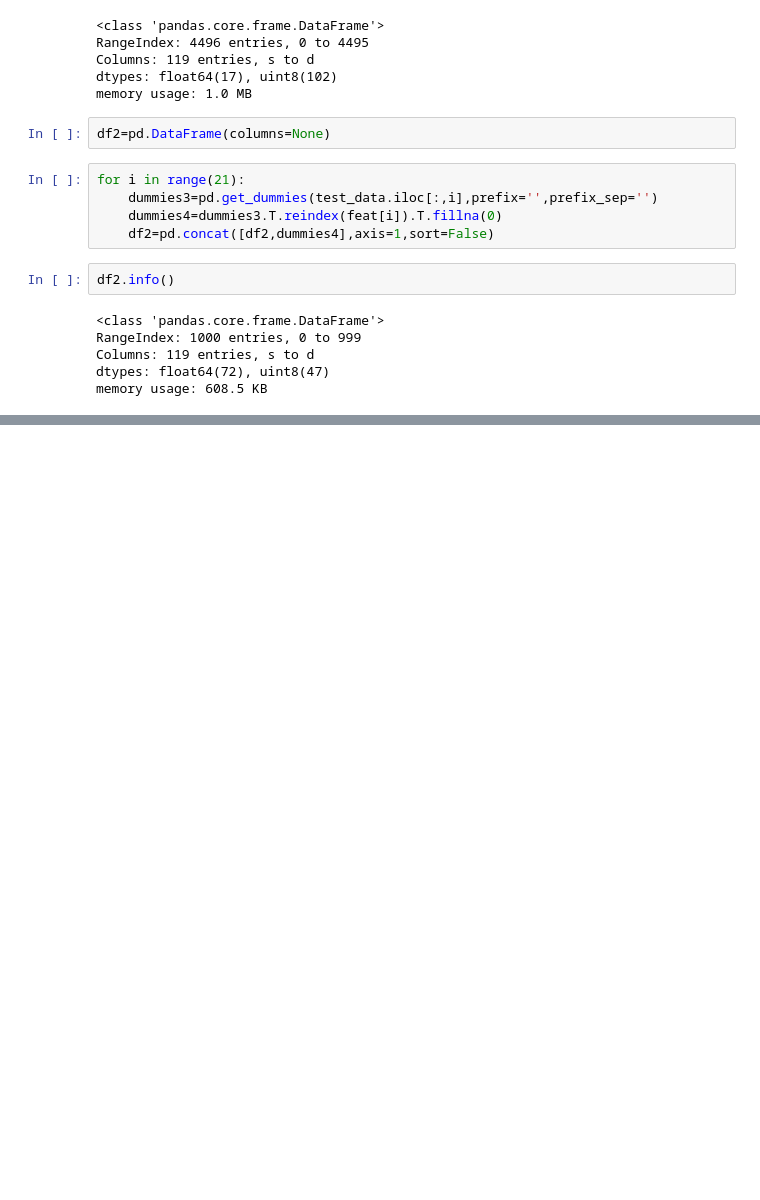
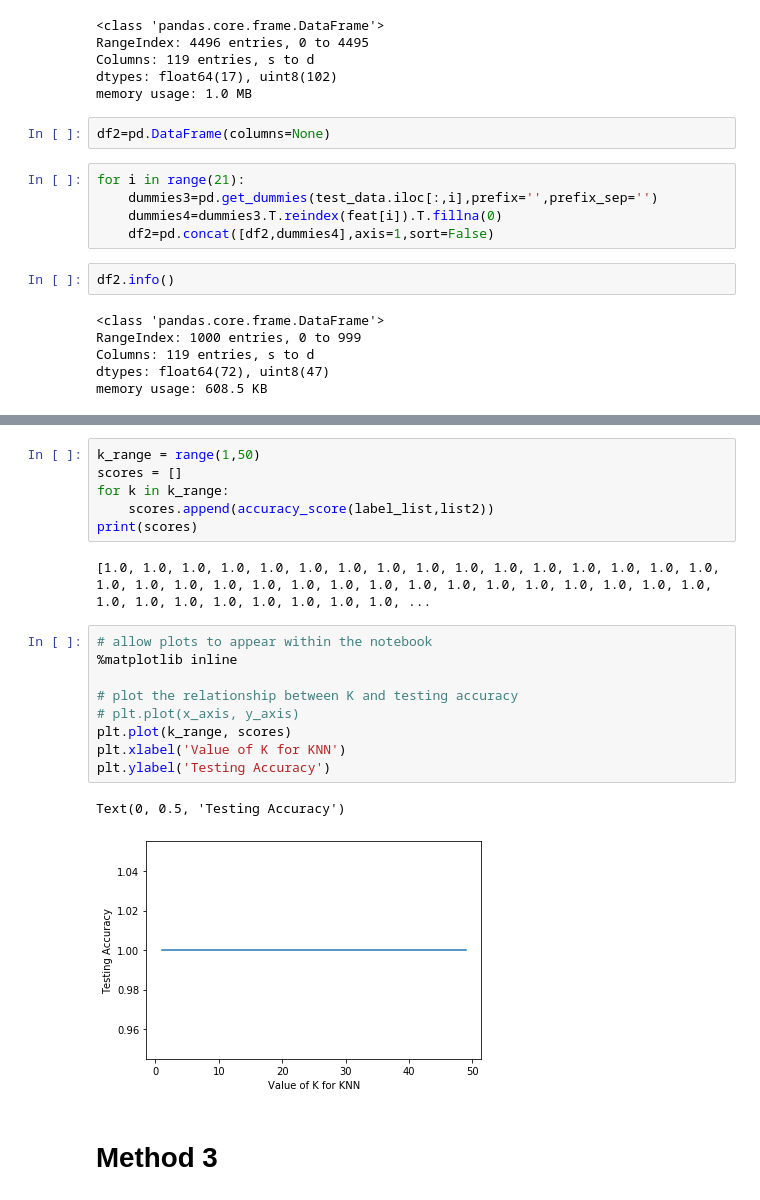
Before and after one commit to AshishKempwad/KNN-for-categorical-data-which-invovles-handling-mismatch-in-number-of-columns-in-train-test-data, a Jupyter notebook: K.ipynb, the cells around one changed output, grey strips where cells are left out. Saved outputs shown, nothing was run; the diff lists cells and outputs as text; blank space fills up the shorter version.

```diff
--- a/K.ipynb
+++ b/K.ipynb
@@ -158,0 +300,22 @@ AttributeError: 'list' object has no attribute 'info'
+# %%
+k_range = range(1,50)
+scores = []
+for k in k_range:
+    scores.append(accuracy_score(label_list,list2))
+print(scores)
+# %% [output]
+[1.0, 1.0, 1.0, 1.0, 1.0, 1.0, 1.0, 1.0, 1.0, 1.0, 1.0, 1.0, 1.0, 1.0, 1.0, 1.0, 1.0, 1.0, 1.0, 1.0, 1.0, 1.0, 1.0, 1.0, 1.0, 1.0, 1.0, 1.0, 1.0, 1.0, 1.0, 1.0, 1.0, 1.0, 1.0, 1.0, 1.0, 1.0, 1.0, 1.0, ...
+# %%
+# allow plots to appear within the notebook
+%matplotlib inline
+
+# plot the relationship between K and testing accuracy
+# plt.plot(x_axis, y_axis)
+plt.plot(k_range, scores)
+plt.xlabel('Value of K for KNN')
+plt.ylabel('Testing Accuracy')
+# %% [output]
+Text(0, 0.5, 'Testing Accuracy')
+[figure, added]
+# %% [markdown]
+# Method 3
```
Also changed, not shown: parts of 56 cells of this notebook.
